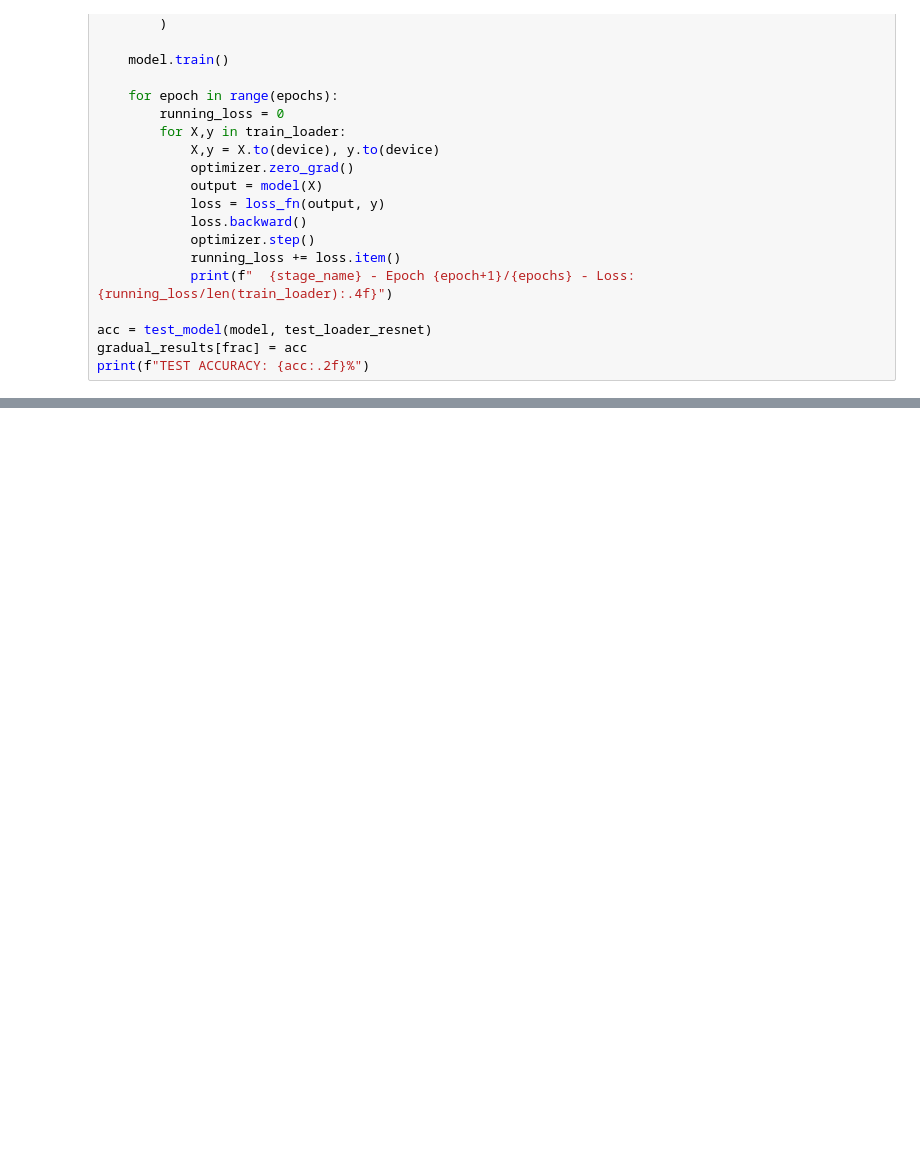
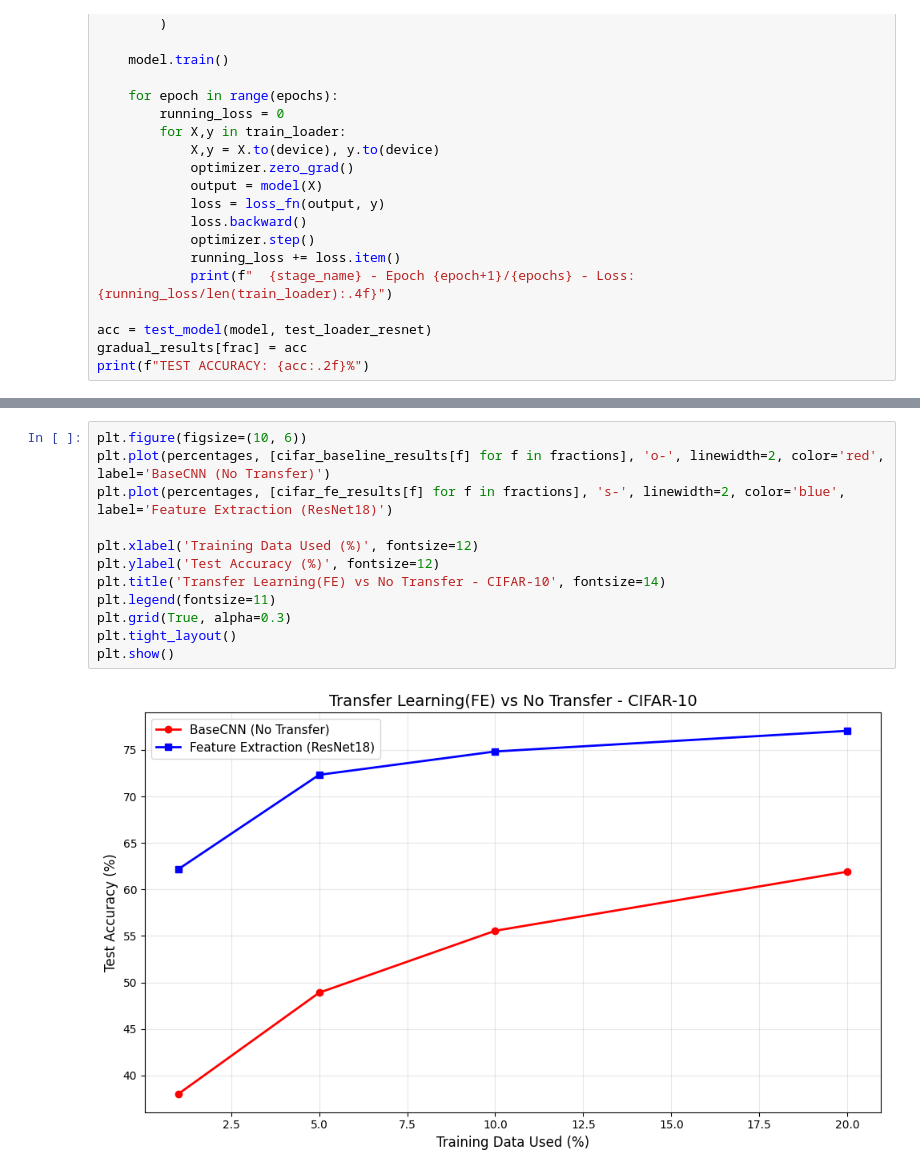
Before and after one commit to GottaLearnItALL/Independent_Study, a Jupyter notebook: main.ipynb, the cells around one changed output, grey strips where cells are left out. Saved outputs shown, nothing was run; the diff lists cells and outputs as text; blank space fills up the shorter version.

```diff
--- a/main.ipynb
+++ b/main.ipynb
@@ -621,0 +757,14 @@ print(f"TEST ACCURACY: {acc:.2f}%")
+# %%
+plt.figure(figsize=(10, 6))
+plt.plot(percentages, [cifar_baseline_results[f] for f in fractions], 'o-', linewidth=2, color='red', label='BaseCNN (No Transfer)')
+plt.plot(percentages, [cifar_fe_results[f] for f in fractions], 's-', linewidth=2, color='blue', label='Feature Extraction (ResNet18)')
+
+plt.xlabel('Training Data Used (%)', fontsize=12)
+plt.ylabel('Test Accuracy (%)', fontsize=12)
+plt.title('Transfer Learning(FE) vs No Transfer - CIFAR-10', fontsize=14)
+plt.legend(fontsize=11)
+plt.grid(True, alpha=0.3)
+plt.tight_layout()
+plt.show()
+# %% [output]
+[figure, added]
```
Also changed, not shown: parts of 14 cells of this notebook, 9 other files.
